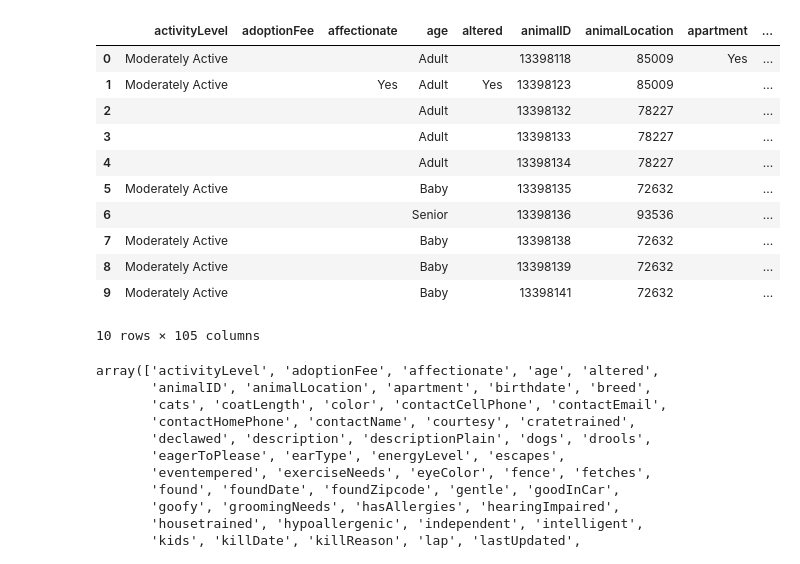
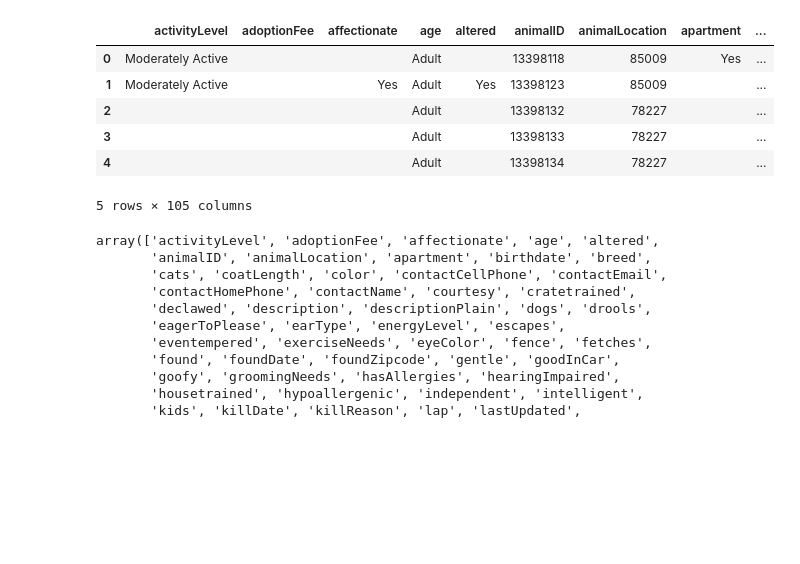
Before and after one commit to drunkONdata/fetch_dog_adoption, a Jupyter notebook: prelim_eda.ipynb, the cells around one changed output. Cells and saved outputs as stored; diff of their text form; code cells hidden in the pictures; blank space fills up the shorter version.

```diff
--- a/prelim_eda.ipynb
+++ b/prelim_eda.ipynb
@@ -17,20 +78,15 @@ import urllib.request
 # %%
-df = pd.read_json('h9DH7711_newpets_1.json', lines=True)
+df = pd.read_json('data/h9DH7711_newpets_1.json', lines=True)
 # %%
-df.head(10)
+df.head(5)
 # %% [output]
 |  | activityLevel | adoptionFee | affectionate | age | altered | animalID | animalLocation | apartment | ... |
 | 0 | Moderately Active |  |  | Adult |  | 13398118 | 85009 | Yes | ... |
 | 1 | Moderately Active |  | Yes | Adult | Yes | 13398123 | 85009 |  | ... |
 | 2 |  |  |  | Adult |  | 13398132 | 78227 |  | ... |
 | 3 |  |  |  | Adult |  | 13398133 | 78227 |  | ... |
 | 4 |  |  |  | Adult |  | 13398134 | 78227 |  | ... |
-| 5 | Moderately Active |  |  | Baby |  | 13398135 | 72632 |  | ... |
-| 6 |  |  |  | Senior |  | 13398136 | 93536 |  | ... |
-| 7 | Moderately Active |  |  | Baby |  | 13398138 | 72632 |  | ... |
-| 8 | Moderately Active |  |  | Baby |  | 13398139 | 72632 |  | ... |
-| 9 | Moderately Active |  |  | Baby |  | 13398141 | 72632 |  | ... |
-10 rows × 105 columns
+5 rows × 105 columns
 # %%
 df.columns.values
 # %% [output]
```
Also changed, not shown: parts of 13 cells of this notebook, 31 other files.
